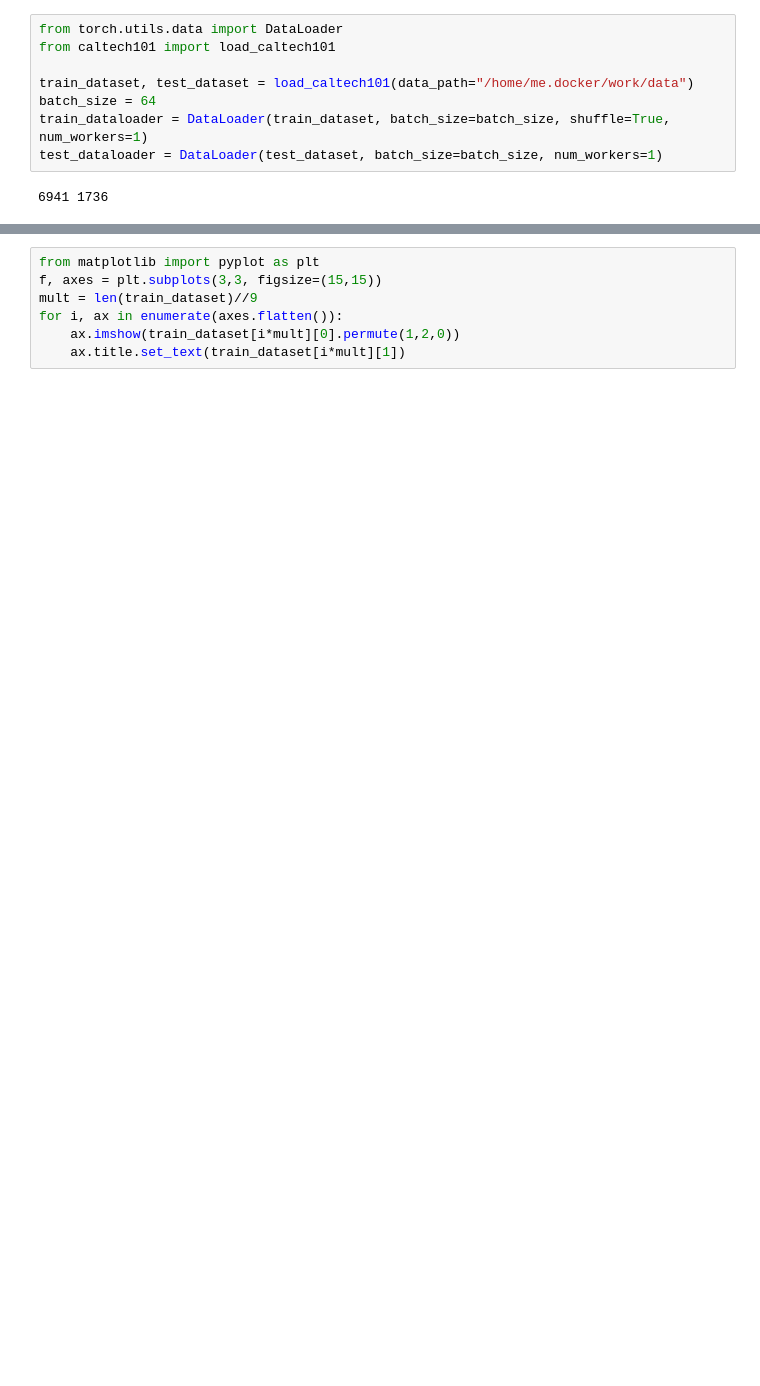
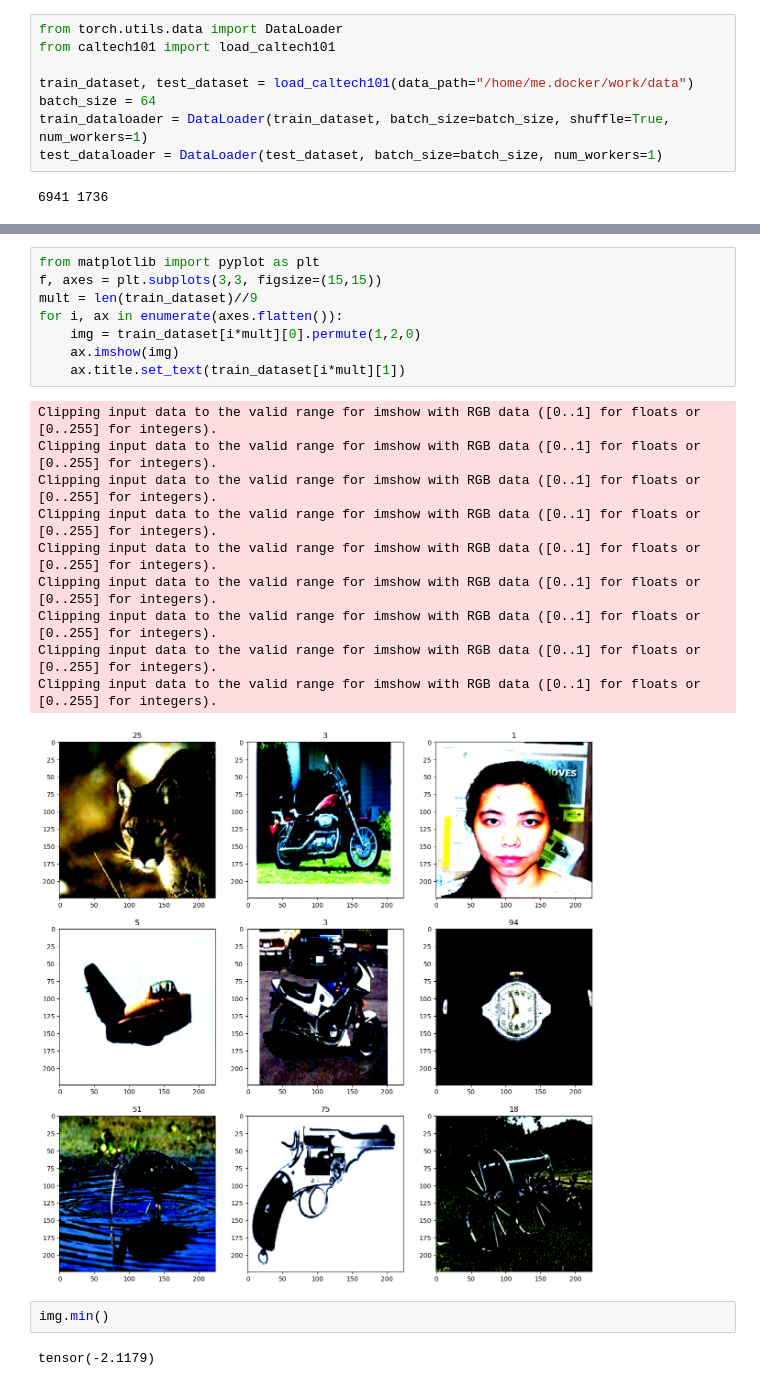
Before and after one commit to gurevichan/research, a Jupyter notebook: Finetune.ipynb, the cells around one changed output, grey strips where cells are left out. Cells and saved outputs as stored; diff of their text form; blank space fills up the shorter version.

```diff
--- a/Finetune.ipynb
+++ b/Finetune.ipynb
@@ -41,7 +50,23 @@ train_model(resnet_linear, train_dataset=train_dataset, test_dataset=test_datase
 # %%
 from matplotlib import pyplot as plt
 f, axes = plt.subplots(3,3, figsize=(15,15))
 mult = len(train_dataset)//9
 for i, ax in enumerate(axes.flatten()):
-    ax.imshow(train_dataset[i*mult][0].permute(1,2,0))
+    img = train_dataset[i*mult][0].permute(1,2,0)
+    ax.imshow(img)
     ax.title.set_text(train_dataset[i*mult][1])
+# %% [output]
+Clipping input data to the valid range for imshow with RGB data ([0..1] for floats or [0..255] for integers).
+Clipping input data to the valid range for imshow with RGB data ([0..1] for floats or [0..255] for integers).
+Clipping input data to the valid range for imshow with RGB data ([0..1] for floats or [0..255] for integers).
+Clipping input data to the valid range for imshow with RGB data ([0..1] for floats or [0..255] for integers).
+Clipping input data to the valid range for imshow with RGB data ([0..1] for floats or [0..255] for integers).
+Clipping input data to the valid range for imshow with RGB data ([0..1] for floats or [0..255] for integers).
+Clipping input data to the valid range for imshow with RGB data ([0..1] for floats or [0..255] for integers).
+Clipping input data to the valid range for imshow with RGB data ([0..1] for floats or [0..255] for integers).
+Clipping input data to the valid range for imshow with RGB data ([0..1] for floats or [0..255] for integers).
+[figure, added]
+# %%
+img.min()
+# %% [output]
+tensor(-2.1179)
```
Also changed, not shown: parts of 4 cells of this notebook, 3 other files.
